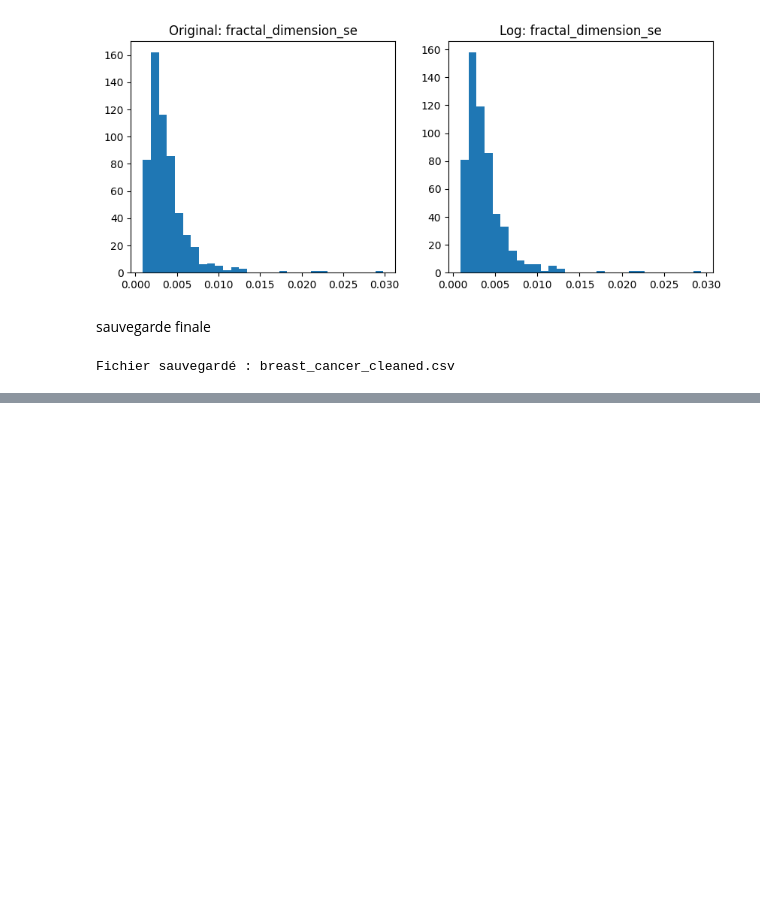
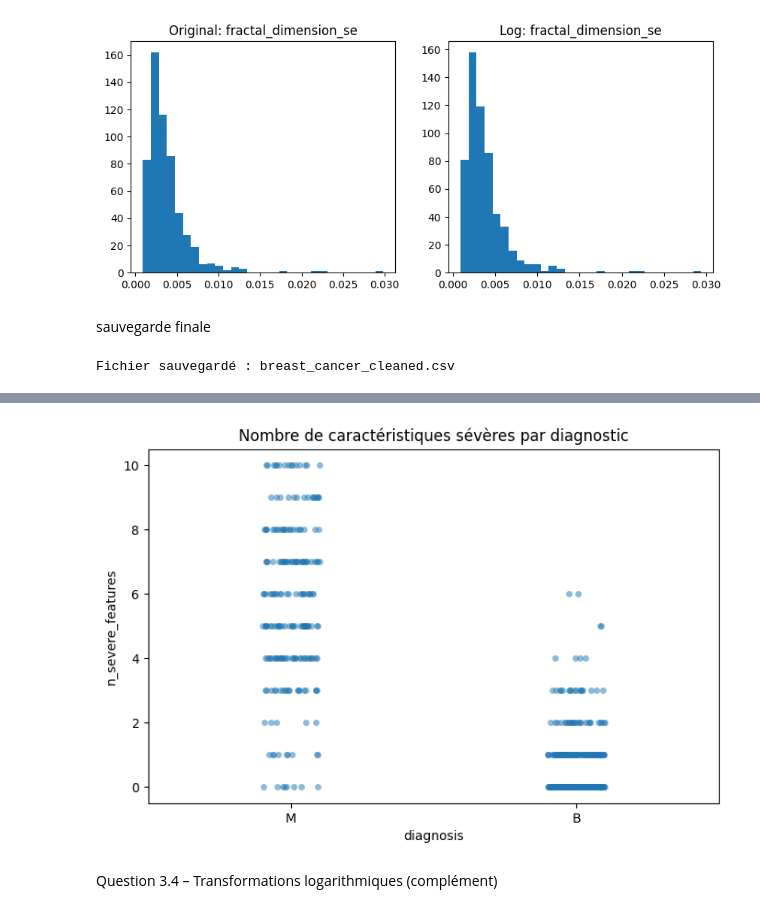
Before and after one commit to Melyna16/Projet-Data-Mining-Breast-Cancer, a Jupyter notebook: breast_cancer_analysis.ipynb, the cells around one changed output, grey strips where cells are left out. Cells and saved outputs as stored; diff of their text form; code cells hidden in the pictures; blank space fills up the shorter version.

```diff
--- a/breast_cancer_analysis.ipynb
+++ b/breast_cancer_analysis.ipynb
@@ -171,0 +260,11 @@ Fichier sauvegardé : breast_cancer_cleaned.csv
+# %%
+# Cellule 3.3.2 : Scatter plot n_severe_features vs cible (avec jitter)
+plt.figure(figsize=(8,5))
+sns.stripplot(data=df, x='diagnosis', y='n_severe_features', jitter=True, alpha=0.5)
+plt.title('Nombre de caractéristiques sévères par diagnostic')
+plt.savefig('graphs/n_severe_features.png', dpi=300, bbox_inches='tight')
+plt.show()
+# %% [output]
+[figure, added]
+# %% [markdown]
+Question 3.4 – Transformations logarithmiques (complément)
```
Also changed, not shown: parts of 26 cells of this notebook.
